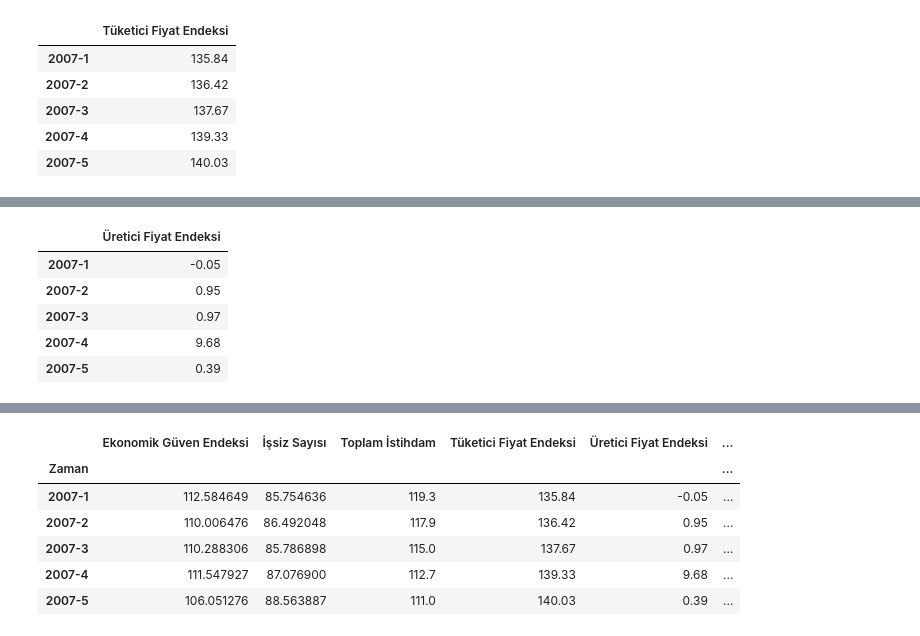
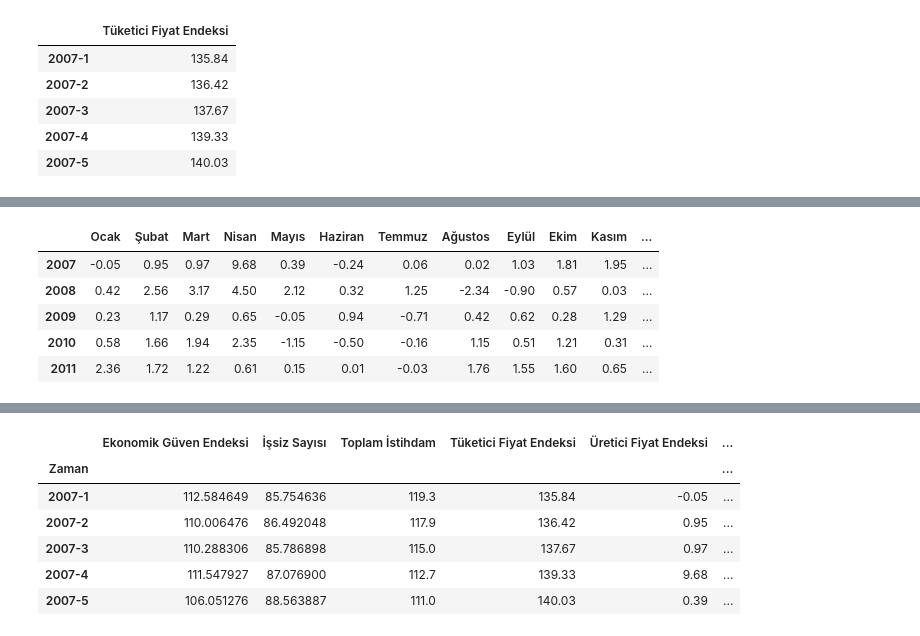
Before and after one commit to beratgumus/ConsumerConfidenceIndexEstimation, a Jupyter notebook: Proje2.ipynb, the cells around one changed output, grey strips where cells are left out. Saved outputs shown, nothing was run; the diff lists cells and outputs as text; code cells hidden in the pictures.

```diff
--- a/Proje2.ipynb
+++ b/Proje2.ipynb
@@ -97,11 +113,10 @@ ois.head()
 # %%
 ufe_init = pd.read_excel('ufe.xls')
-ufe = converter(ufe_init,'Üretici Fiyat Endeksi')
-ufe.head()
+ufe_init.head()
 # %% [output]
-|  | Üretici Fiyat Endeksi |
-| 2007-1 | -0.05 |
-| 2007-2 | 0.95 |
-| 2007-3 | 0.97 |
-| 2007-4 | 9.68 |
-| 2007-5 | 0.39 |
+|  | Ocak | Şubat | Mart | Nisan | Mayıs | Haziran | Temmuz | Ağustos | Eylül | Ekim | Kasım | ... |
+| 2007 | -0.05 | 0.95 | 0.97 | 9.68 | 0.39 | -0.24 | 0.06 | 0.02 | 1.03 | 1.81 | 1.95 | ... |
+| 2008 | 0.42 | 2.56 | 3.17 | 4.50 | 2.12 | 0.32 | 1.25 | -2.34 | -0.90 | 0.57 | 0.03 | ... |
+| 2009 | 0.23 | 1.17 | 0.29 | 0.65 | -0.05 | 0.94 | -0.71 | 0.42 | 0.62 | 0.28 | 1.29 | ... |
+| 2010 | 0.58 | 1.66 | 1.94 | 2.35 | -1.15 | -0.50 | -0.16 | 1.15 | 0.51 | 1.21 | 0.31 | ... |
+| 2011 | 2.36 | 1.72 | 1.22 | 0.61 | 0.15 | 0.01 | -0.03 | 1.76 | 1.55 | 1.60 | 0.65 | ... |
```
Also changed, not shown: parts of 18 cells of this notebook.
